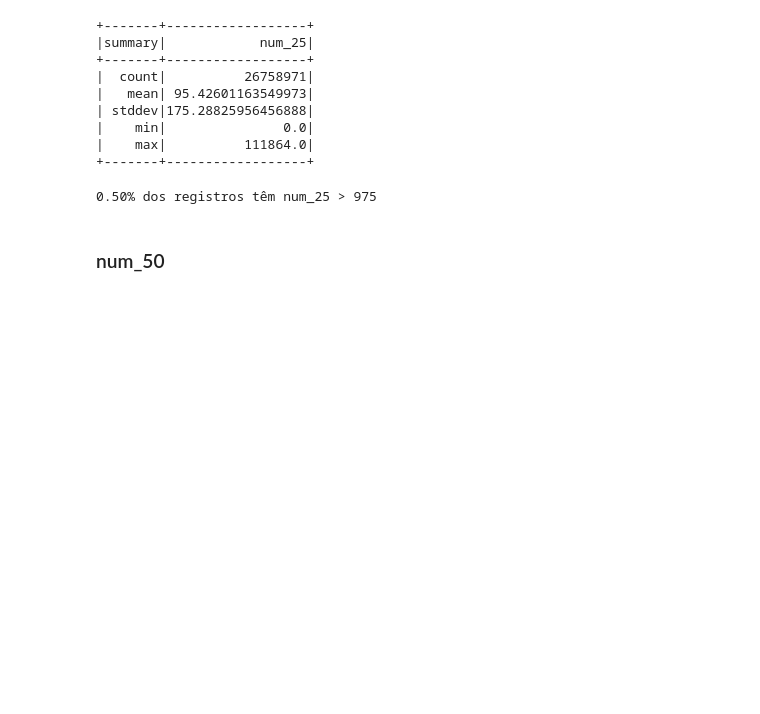
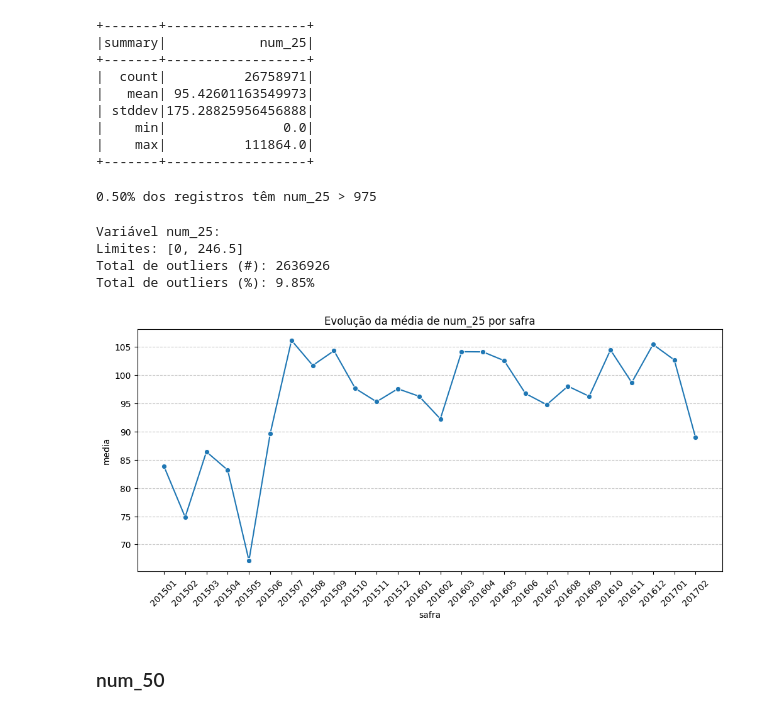
Before and after one commit to GuMauriz/datamaster, a Jupyter notebook: eda.ipynb, the cells around one changed output. Saved outputs shown, nothing was run; the diff lists cells and outputs as text; code cells hidden in the pictures; blank space fills up the shorter version.

Commit message:
feat: iqr for outliers and other impressions for log database

```diff
--- a/eda.ipynb
+++ b/eda.ipynb
@@ -240,11 +246,14 @@ def identificar_outliers_spark(df, coluna):
 # %%
 def plot_tendencia_temporal(df, col_valor, col_safra="safra"):
-    # Agregação pesada no Spark
+    # Agregação no Spark
     stats_safra = df.groupBy(col_safra).agg(F.mean(col_valor).alias("media")).orderBy(col_safra).toPandas()
 
-    # Plot leve no Matplotlib
+    # CONVERSÃO: Tratar a safra como categoria (texto)
+    stats_safra[col_safra] = stats_safra[col_safra].astype(str)
+
     plt.figure(figsize=(12, 5))
-    sns.lineplot(data=stats_safra, x=col_safra, y="media", marker='o')
+    sns.lineplot(data=stats_safra, x=col_safra, y="media", marker='o', sort=False)
     plt.title(f"Evolução da média de {col_valor} por safra")
     plt.xticks(rotation=45)
+    plt.grid(True, axis='y', linestyle='--', alpha=0.7)
     plt.show()
@@ -390,6 +414,17 @@ percentage = (df_logs.filter(F.col("num_25") > 975).select("num_25").count() / t
 print(f"{percentage:.2f}% dos registros têm num_25 > 975")
 # %% [output]
 0.50% dos registros têm num_25 > 975
+# %%
+identificar_outliers(df_logs, "num_25", negativo=False)
+# %% [output]
+Variável num_25:
+Limites: [0, 246.5]
+Total de outliers (#): 2636926
+Total de outliers (%): 9.85%
+# %%
+plot_tendencia_temporal(df_logs, col_valor="num_25", col_safra="safra")
+# %% [output]
+[figure, added]
 # %% [markdown]
 ### num_50
 # %%
```
Also changed, not shown: parts of 26 cells of this notebook.
